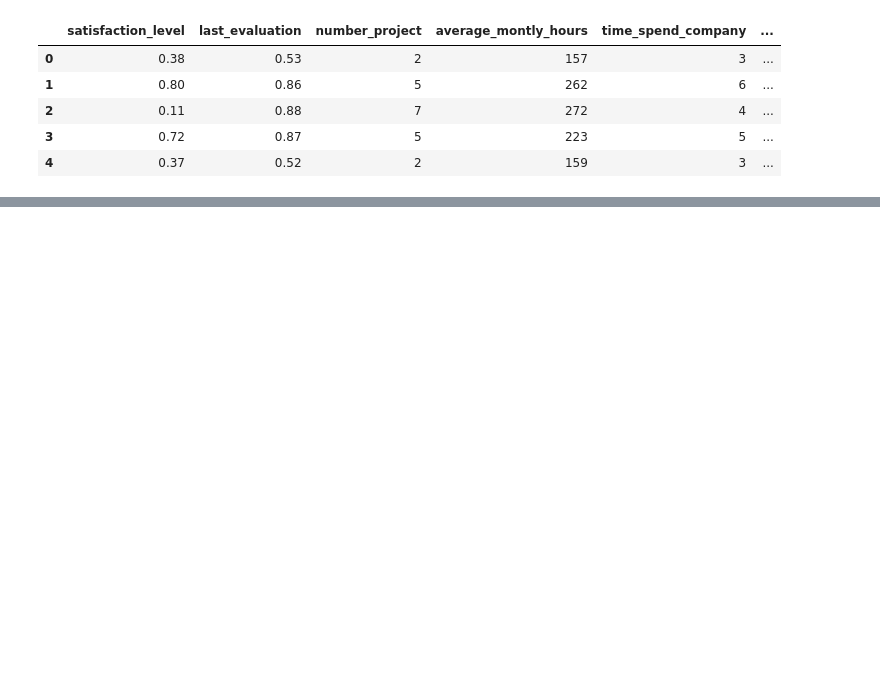
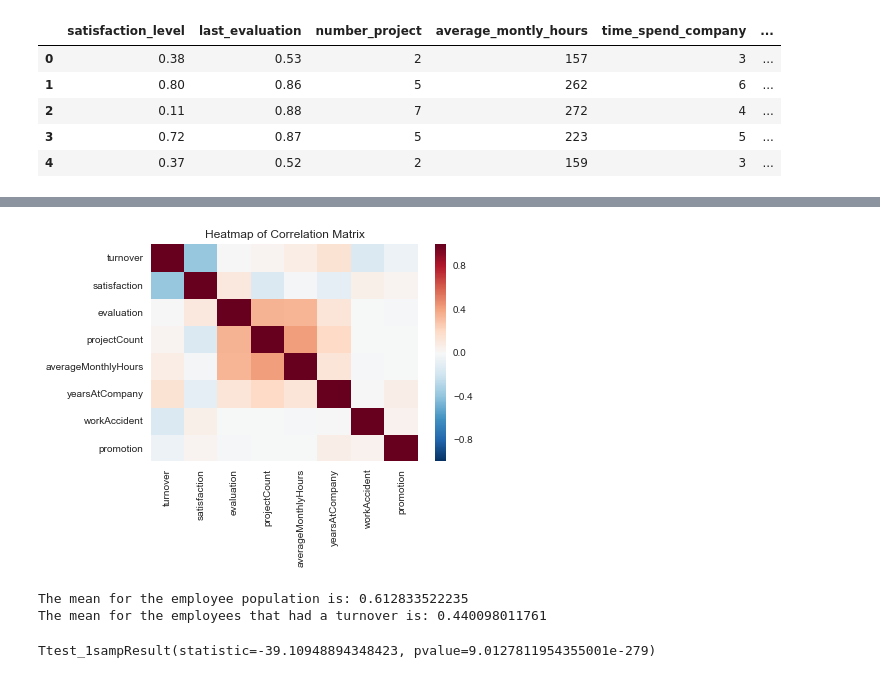
Before and after one commit to charliecf/data-science, a Jupyter notebook: learning/kag-human-resources/Analysis1.ipynb, the cells around one changed output, grey strips where cells are left out. Saved outputs shown, nothing was run; the diff lists cells and outputs as text; code cells hidden in the pictures; blank space fills up the shorter version.

Commit message:
analysis on human resource turnover

```diff
--- a/learning/kag-human-resources/Analysis1.ipynb
+++ b/learning/kag-human-resources/Analysis1.ipynb
@@ -20,0 +35,11 @@ df.head()
+# %%
+df = df.rename(columns={'satisfaction_level': 'satisfaction',
+                        'last_evaluation': 'evaluation',
+                        'number_project': 'projectCount',
+                        'average_montly_hours': 'averageMonthlyHours',
+                        'time_spend_company': 'yearsAtCompany',
+                        'Work_accident': 'workAccident',
+                        'promotion_last_5years': 'promotion',
+                        'sales' : 'department',
+                        'left' : 'turnover'
+                        })
@@ -20,0 +55,5 @@ df.head()
+# %%
+front = df['turnover']
+df.drop(labels=['turnover'], axis=1,inplace = True)
+df.insert(0, 'turnover', front)
+df.head()
@@ -20,0 +100,9 @@ df.head()
+# %%
+corr = df.corr()
+corr = (corr)
+sns.heatmap(corr,
+            xticklabels=corr.columns.values,
+            yticklabels=corr.columns.values)
+sns.plt.title('Heatmap of Correlation Matrix')
+corr
+# %% [output]
@@ -20,0 +118,16 @@ df.head()
+[figure, added]
+# %%
+emp_population_satisfaction = df['satisfaction'].mean()
+emp_turnover_satisfaction = df[df['turnover']==1]['satisfaction'].mean()
+
+print( 'The mean for the employee population is: ' + str(emp_population_satisfaction) )
+print( 'The mean for the employees that had a turnover is: ' + str(emp_turnover_satisfaction) )
+# %% [output]
+The mean for the employee population is: 0.612833522235
+The mean for the employees that had a turnover is: 0.440098011761
+# %%
+import scipy.stats as stats
+stats.ttest_1samp(a=  df[df['turnover']==1]['satisfaction'], # Sample of Employee satisfaction who had a Turnover
+                  popmean = emp_population_satisfaction)  # Employee Population satisfaction mean
+# %% [output]
+Ttest_1sampResult(statistic=-39.10948894348423, pvalue=9.0127811954355001e-279)
```
Also changed, not shown: parts of 16 cells of this notebook.
